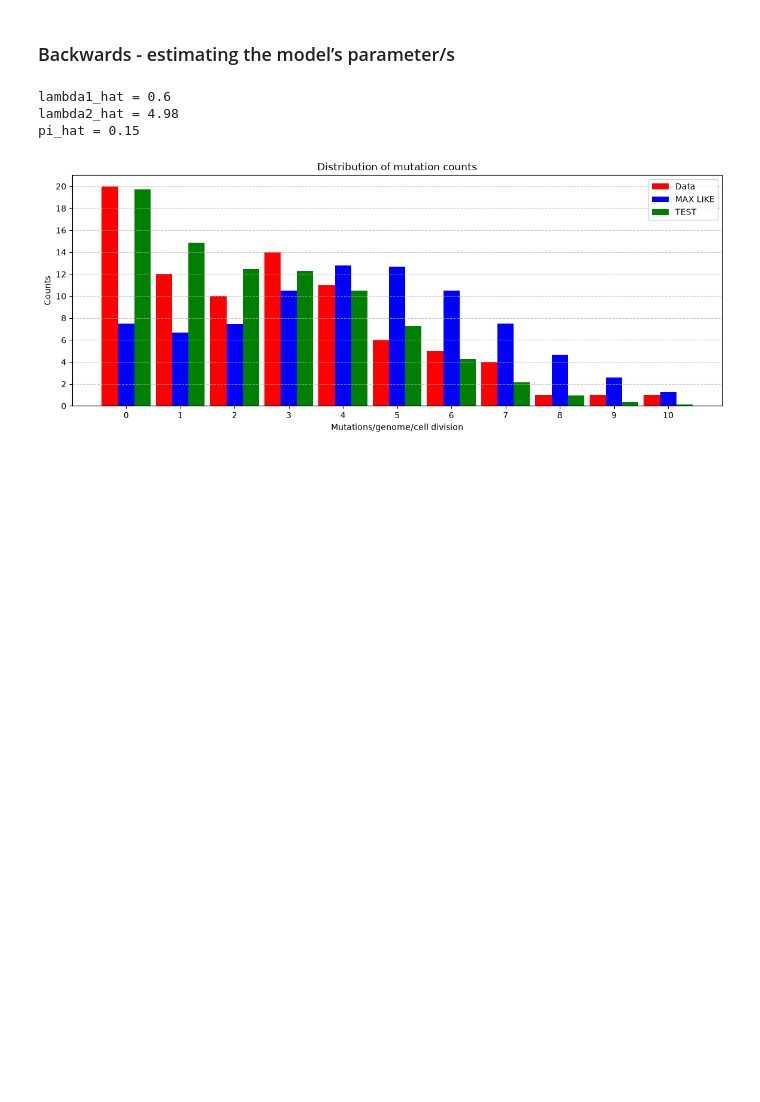
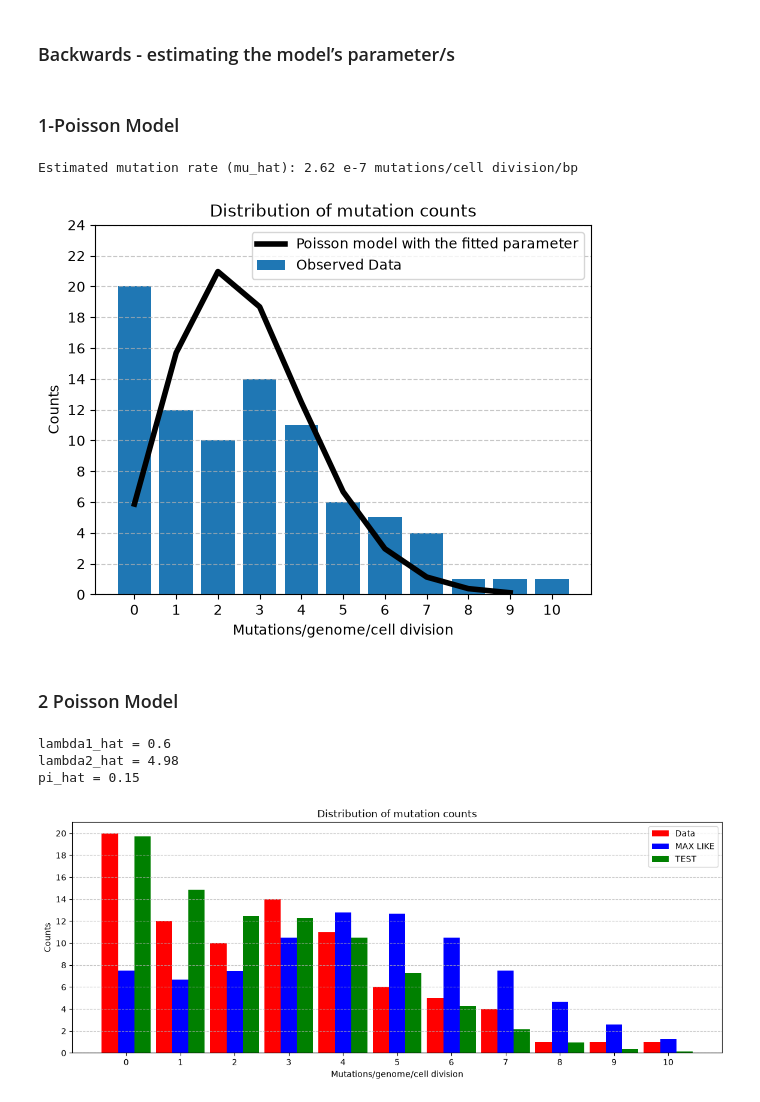
Before and after one commit to atomsim/cb2330-PRO1-Pair23, a Jupyter notebook: project.ipynb, the cells around one changed output. Cells and saved outputs as stored; diff of their text form; code cells hidden in the pictures; blank space fills up the shorter version.

```diff
--- a/project.ipynb
+++ b/project.ipynb
@@ -277,6 +195,45 @@ ax.hist(simulated_means)
 # Baysian
 # %% [markdown]
 ### Backwards - estimating the model’s parameter/s
+# %% [markdown]
+### 1-Poisson Model
+# %%
+mu_candidates = np.arange(0.02, 5, 0.02).tolist()
+
+scores_nll_ = [0.0] * len(mu_candidates)
+
+for i in range(len(mu_candidates)):
+  total = 0
+  for j in range(len(lineages)):
+    total += nll(lineages[j], mu_candidates[i]*genome_size_lineages[j]*10**(-7))
+  scores_nll_[i] = total
+
+position_of_min_nll = position_of_min(scores_nll_)
+mu_hat = mu_candidates[position_of_min_nll]
+print(f"Estimated mutation rate (mu_hat): {mu_hat} e-7 mutations/cell division/bp")
+# %% [output]
+Estimated mutation rate (mu_hat): 2.62 e-7 mutations/cell division/bp
+# %%
+k_counts = range(max_mutation_count)
+y = [0] * len(k_counts)
+for i in range(len(k_counts)):
+    y[i] += poisson(k_counts[i], mu_hat*genome_size*10**(-7))
+
+y = [n * 85 for n in y]
+plt.plot(k_counts, y,color="black", label="Poisson model with the fitted parameter",linewidth=4)
+plt.bar(range(len(mutation_counts)), mutation_counts, label="Observed Data")
+plt.xlabel("Mutations/genome/cell division")
+plt.ylabel("Counts")
+plt.xticks(range(0,11))
+plt.yticks(range(0,25,2))
+plt.grid(axis='y', linestyle='--', alpha=0.7, zorder=0)
+plt.title("Distribution of mutation counts")
+plt.legend()
+plt.show()
+# %% [output]
+[figure, added]
+# %% [markdown]
+### 2 Poisson Model
 # %%
 def nll_mix_poisson(counts, lambda1, lambda2, pi):
     """NLL(theta) = - the sum over cells of ln p(x_i | theta)."""
```
Also changed, not shown: parts of 9 cells of this notebook.
